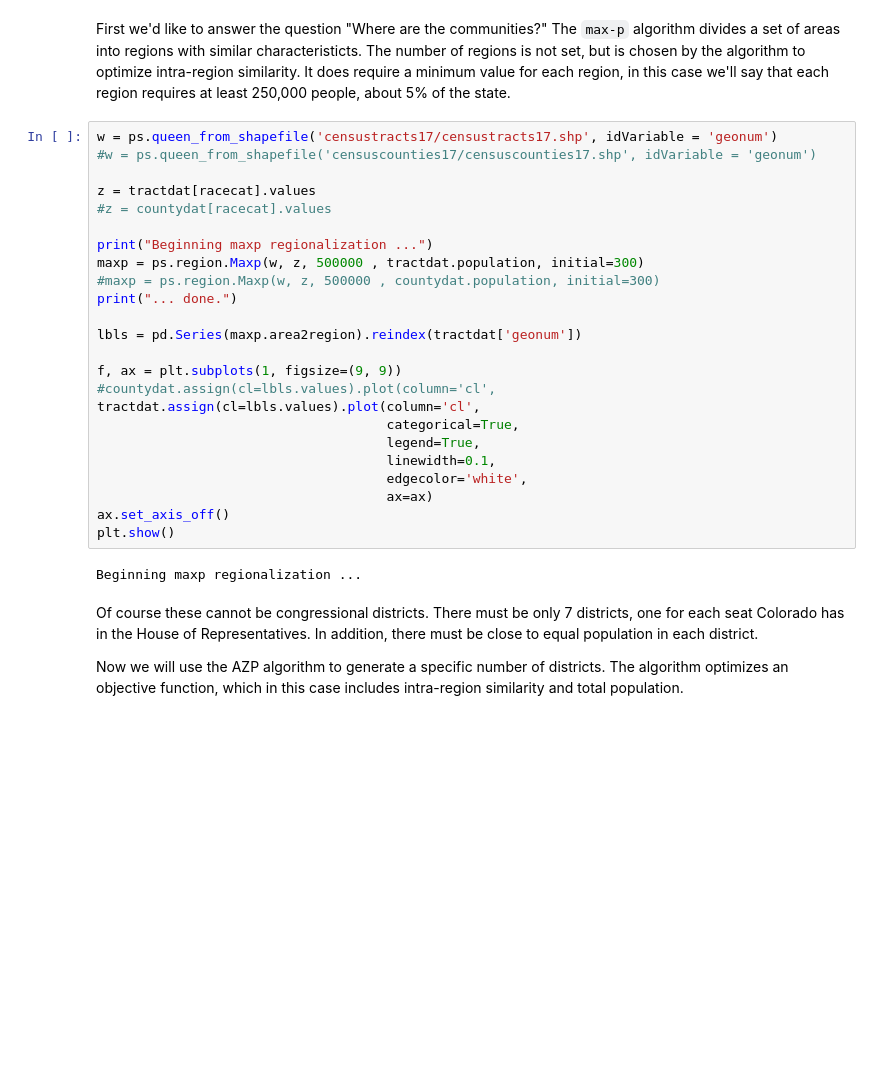
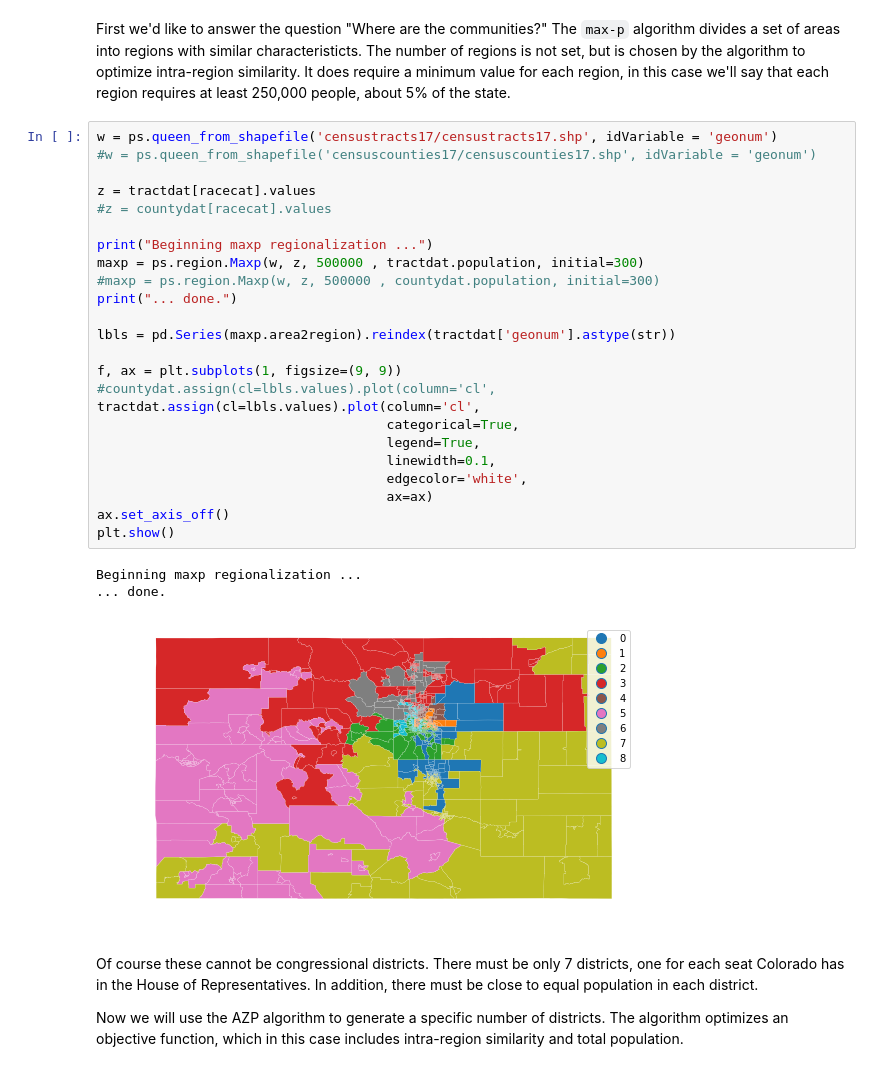
Before and after one commit to leonwebs/Community, a Jupyter notebook: Redistricting.ipynb, the cells around one changed output. Saved outputs shown, nothing was run; the diff lists cells and outputs as text; blank space fills up the shorter version.

Commit message:
Update ipy notebook with figures

```diff
--- a/Redistricting.ipynb
+++ b/Redistricting.ipynb
@@ -74,29 +74,31 @@ requires at least 250,000 people, about 5% of the state.
 # %%
 w = ps.queen_from_shapefile('censustracts17/censustracts17.shp', idVariable = 'geonum')
 #w = ps.queen_from_shapefile('censuscounties17/censuscounties17.shp', idVariable = 'geonum')
 
 z = tractdat[racecat].values
 #z = countydat[racecat].values
 
 print("Beginning maxp regionalization ...")
 maxp = ps.region.Maxp(w, z, 500000 , tractdat.population, initial=300)
 #maxp = ps.region.Maxp(w, z, 500000 , countydat.population, initial=300)
 print("... done.")
 
-lbls = pd.Series(maxp.area2region).reindex(tractdat['geonum'])
+lbls = pd.Series(maxp.area2region).reindex(tractdat['geonum'].astype(str))
 
 f, ax = plt.subplots(1, figsize=(9, 9))
 #countydat.assign(cl=lbls.values).plot(column='cl',
 tractdat.assign(cl=lbls.values).plot(column='cl',
                                      categorical=True,
                                      legend=True,
                                      linewidth=0.1,
                                      edgecolor='white',
                                      ax=ax)
 ax.set_axis_off()
 plt.show()
 # %% [output]
 Beginning maxp regionalization ...
+... done.
+[figure, added]
 # %% [markdown]
 Of course these cannot be congressional districts.  There must be only
 7 districts, one for each seat Colorado has in the House of
```
Also changed, not shown: parts of 4 cells of this notebook.
